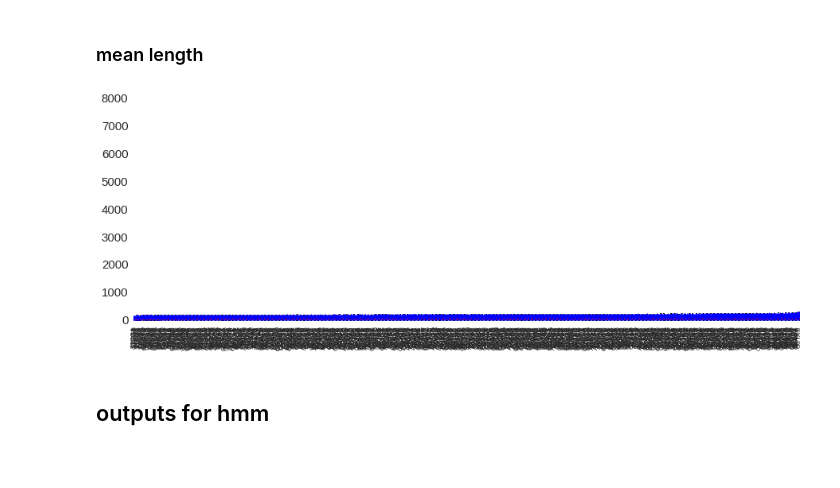
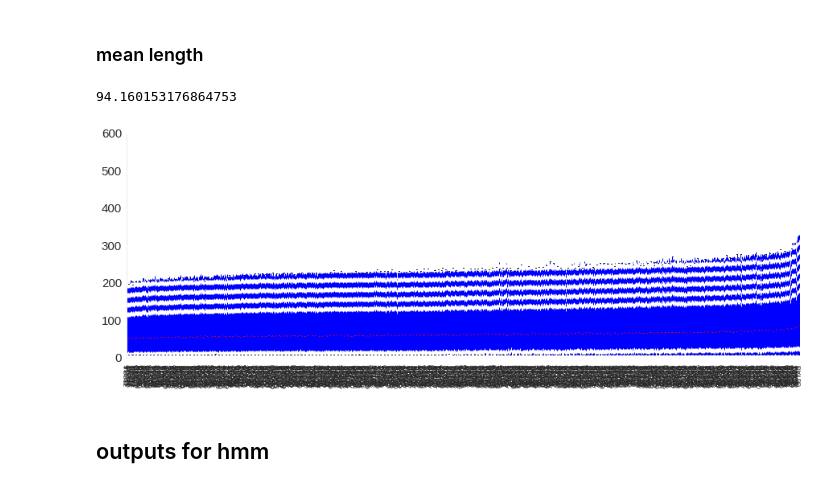
Before and after one commit to grst/nanopore-notebooks, a Jupyter notebook: 03_pipeline/event_stats.ipynb, the cells around one changed output. Saved outputs shown, nothing was run; the diff lists cells and outputs as text; code cells hidden in the pictures; blank space fills up the shorter version.

```diff
--- a/03_pipeline/event_stats.ipynb
+++ b/03_pipeline/event_stats.ipynb
@@ -77,12 +77,14 @@ fig.show()
 # %% [markdown]
 ## compare features
 # %%
-def sorted_boxplot(ordered_dict):
+def sorted_boxplot(ordered_dict, ylim=None):
     sns.set_context("notebook", font_scale=1.5, rc={"lines.linewidth": 1})
     map2 = OrderedDict(sorted(ordered_dict.items(), key=lambda x : 0 if len(x[1]) == 0 else np.mean(x[1])))
     fig, ax = subplots(figsize = (15, 5))
     boxplot(list(map2.values()))
     ax.set_xticklabels(list(map2.keys()), rotation=90, fontsize=8)
+    if ylim is not None:
+        ax.set_ylim(ylim)
     fig.show()
 # %%
 def make_feature_map(process_event, ev_map):
@@ -142,10 +144,14 @@ def length_feature(t, ev):
         return None
 
 len_map = make_feature_map(length_feature, ev_map)
+# %%
+mean([mean(x) for x in len_map.values()])
+# %% [output]
+94.160153176864753
 # %%
-sorted_boxplot(len_map)
+sorted_boxplot(len_map, ylim=(0,600))
 # %% [output]
-[figure, old version]
+[figure, new version]
 # %% [markdown]
 ## outputs for hmm
 # %%
```
Also changed, not shown: parts of 1 cell of this notebook, 12 other files.
